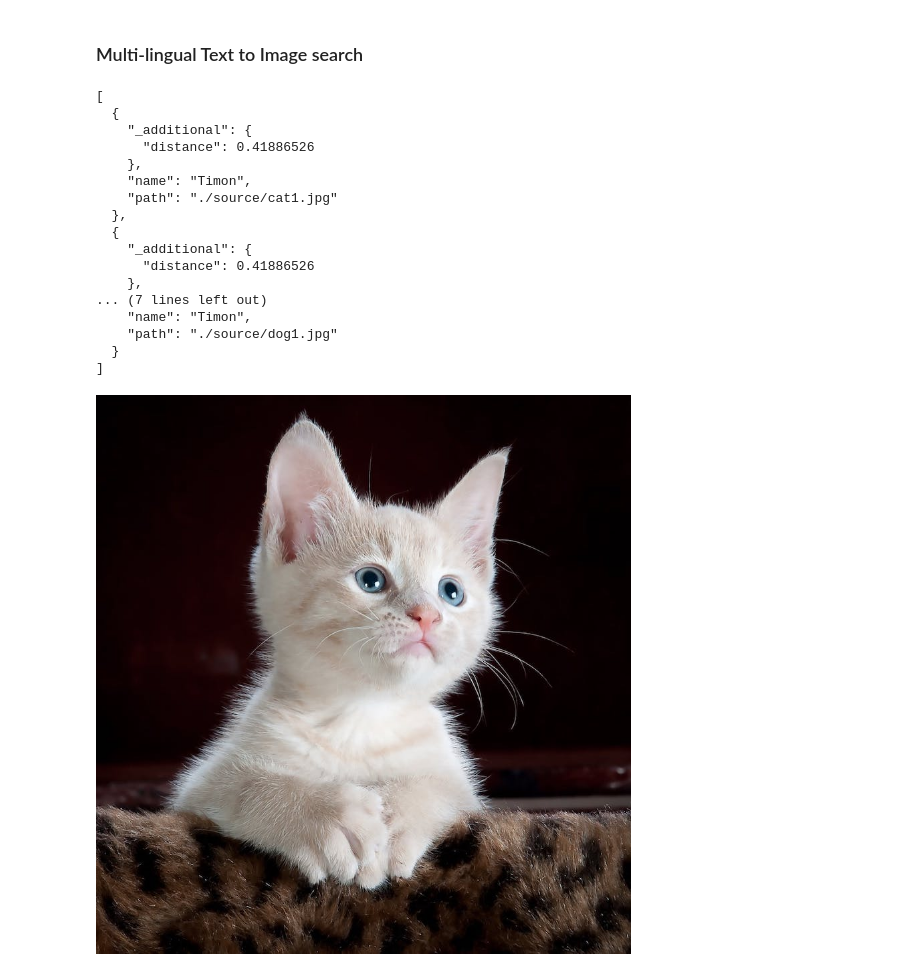
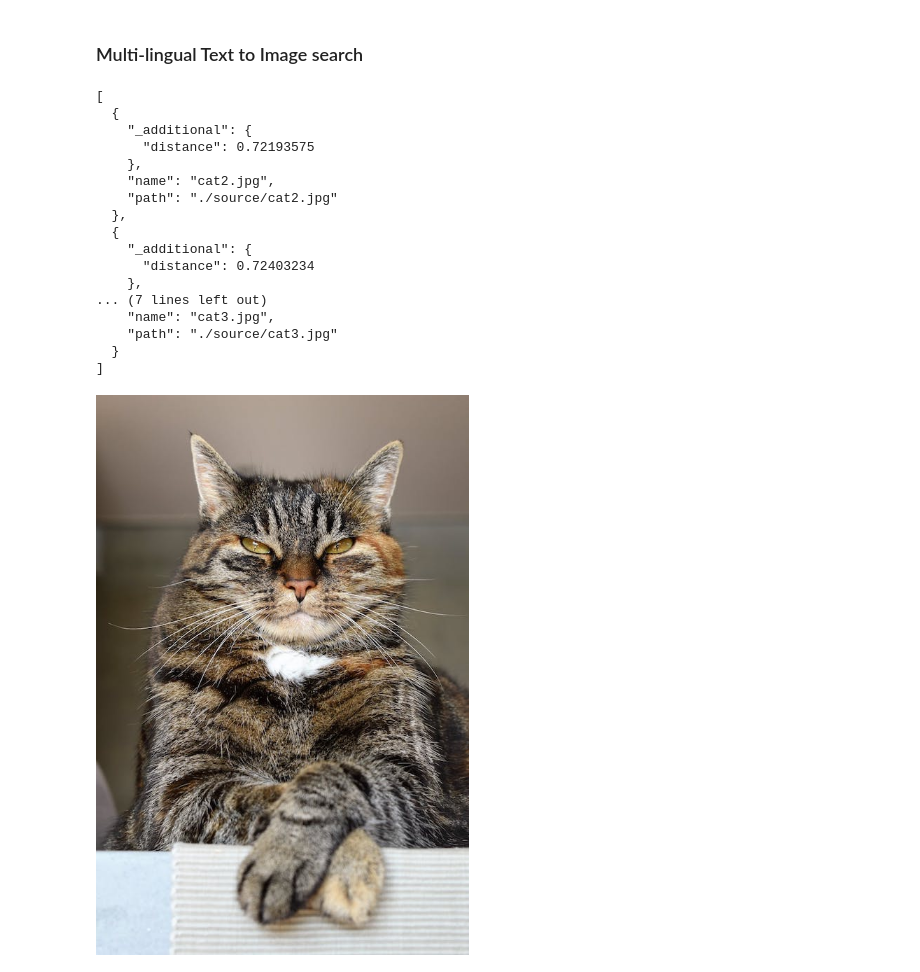
Before and after one commit to weaviate/recipes, a Jupyter notebook: media-search/image_search_clip.ipynb, the cells around one changed output. Drawn from its saved outputs; the diff is of its cells as text; code cells hidden in the pictures.

```diff
--- a/media-search/image_search_clip.ipynb
+++ b/media-search/image_search_clip.ipynb
@@ -89,15 +88,15 @@ For every image, we will store:
 # %%
 import base64
 def toBase64(path):
-    with open(path, 'rb') as content:
-        return base64.b64encode(content).decode('utf-8')
+    with open(path, 'rb') as file:
+        return base64.b64encode(file.read()).decode('utf-8')
 # %%
 source = ["cat1.jpg", "cat2.jpg", "cat3.jpg",
           "dog1.jpg", "dog2.jpg", "dog3.jpg",
           "meerkat1.jpg", "meerkat2.jpg", "meerkat3.jpg"]
 
 with client.batch as batch:
-    batch.batch_size=5
+    batch.batch_size=3
 
     for name in source:
     # Batch import all Questions
@@ -107,11 +106,10 @@ with client.batch as batch:
 
         # Object that we want to store in Weaviate
         properties = {
-            # "name": name,
-            "name": "Timon",
+            "name": name,
             "path": path,
-            "file": toBase64(path), # Weaviate will use that the base64 representation of the file to generate a vector.
-            # "file": path, # The client will convert the file to base64, and then Weaviate will use that to generate a vector - see `imageFields`.
+            "img": toBase64(path), # Weaviate will use that the base64 representation of the file to generate a vector.
+            # "img": path, # The client will convert the file to base64, and then Weaviate will use that to generate a vector - see `imageFields`.
 
         }
 
@@ -214,40 +212,38 @@ Image.open(result[0]["path"])
 # %%
 response = (
     client.query
     .get("Animals", "name path")
     .with_near_text(
-        # {"concepts": "dog with a label"}
-        # {"concepts": "pies ze znakiem"}
-        # {"concepts": "perro con una etiqueta"}
-        {"concepts": "meerkat"}
+        {"concepts": "gato"}
+        # {"concepts": "perro"}
     )
     .with_additional("distance")
     .with_limit(3)
     .do()
 )
 
 # Print results
 result = response["data"]["Get"]["Animals"]
 json_print(result)
 
 # Display the first image
 Image.open(result[0]["path"])
 # %% [output]
 [
   {
     "_additional": {
-      "distance": 0.41886526
+      "distance": 0.72193575
     },
-    "name": "Timon",
-    "path": "./source/cat1.jpg"
+    "name": "cat2.jpg",
+    "path": "./source/cat2.jpg"
   },
   {
     "_additional": {
-      "distance": 0.41886526
+      "distance": 0.72403234
     },
 ... (7 lines left out)
-    "name": "Timon",
-    "path": "./source/dog1.jpg"
+    "name": "cat3.jpg",
+    "path": "./source/cat3.jpg"
   }
 ]
-[figure, old version]
+[figure, new version]
```
Also changed, not shown: parts of 5 cells of this notebook, 1 other file.
